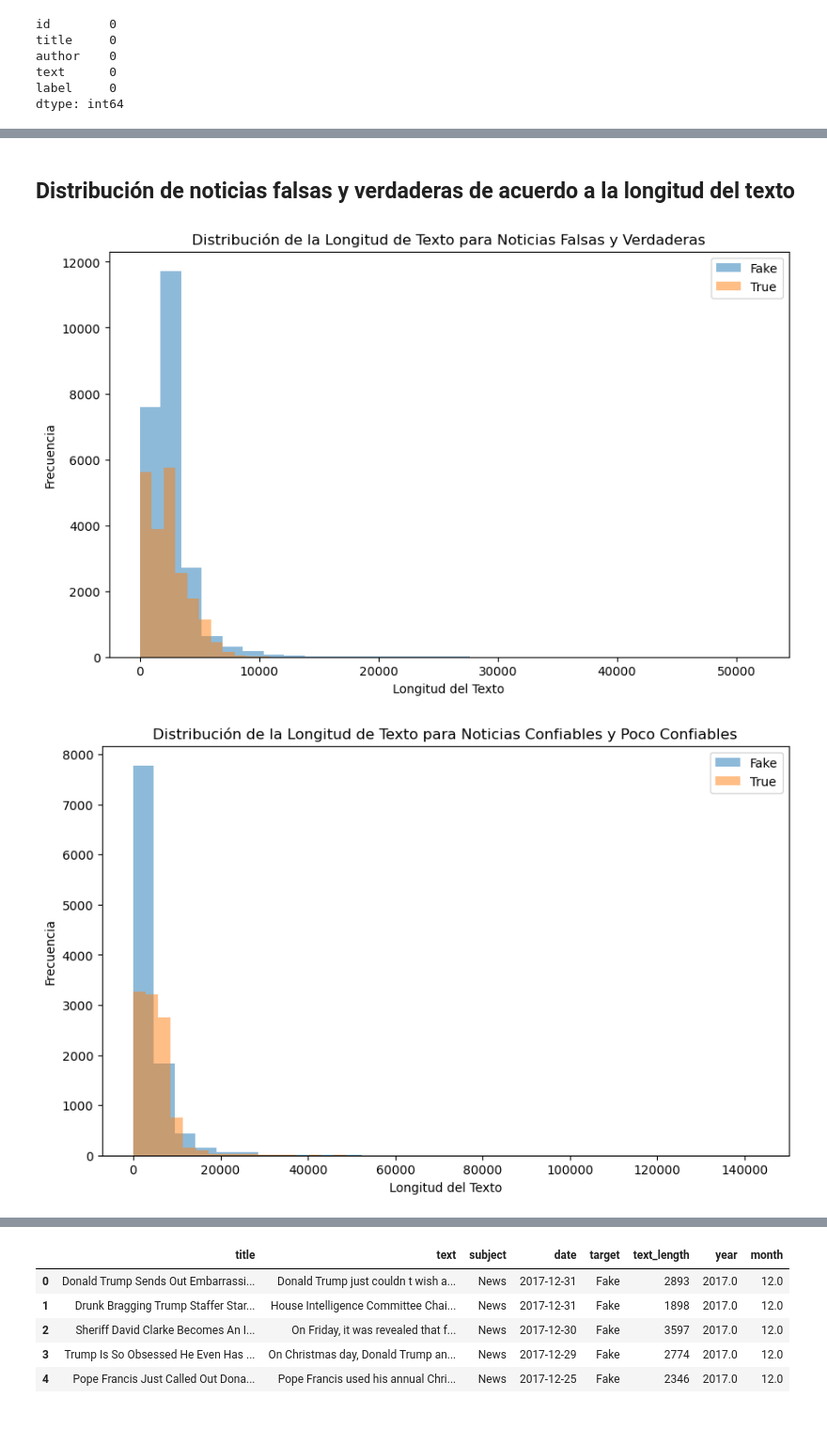
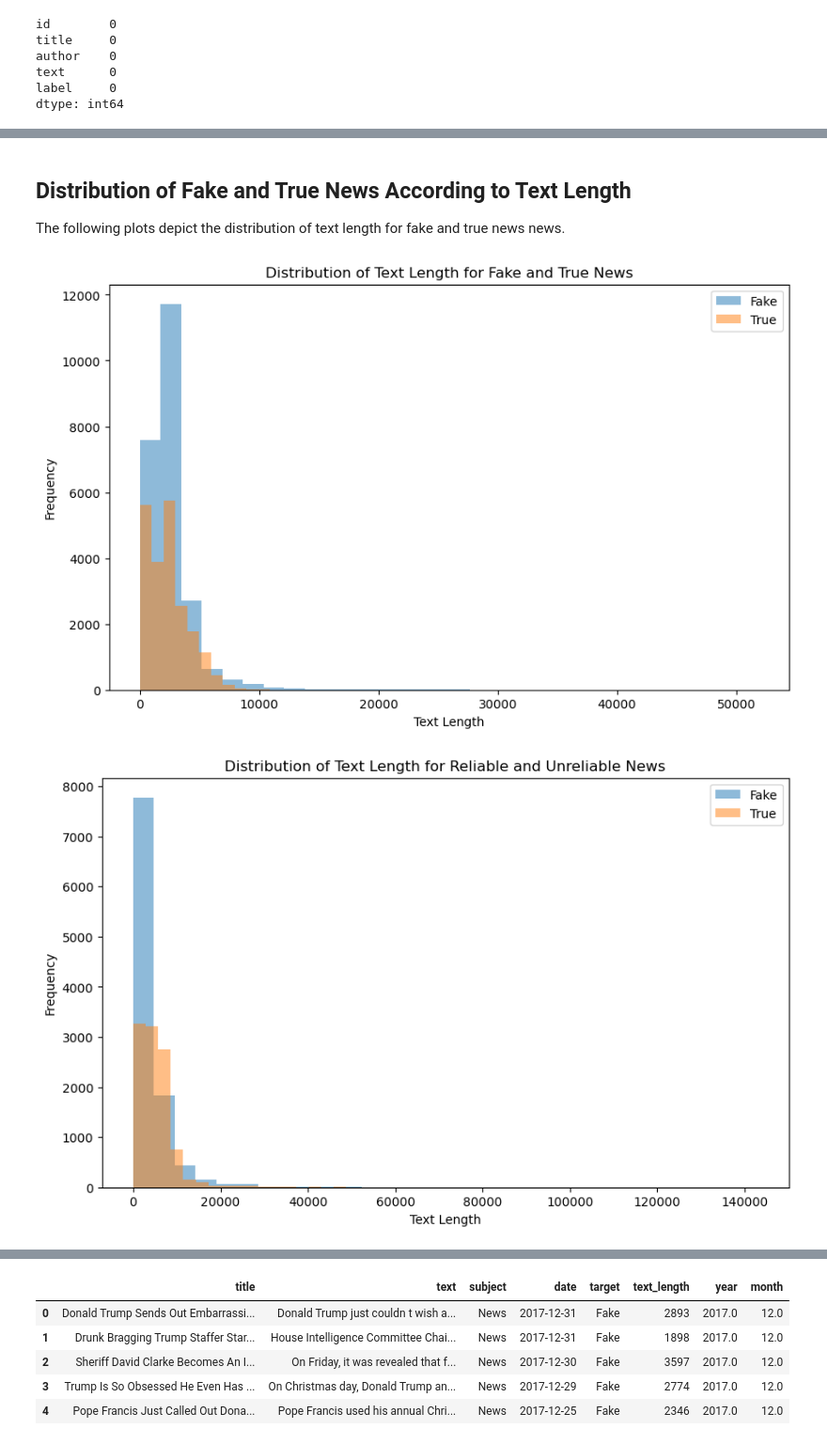
Before and after one commit to Juandavidbaro/Fake-News-Detection, a Jupyter notebook: Entrega 2/EDA-Model.ipynb, the cells around one changed output, grey strips where cells are left out. Shown at 94% size. Cells and saved outputs as stored; diff of their text form; code cells hidden in the pictures.

```diff
--- a/Entrega 2/EDA-Model.ipynb
+++ b/Entrega 2/EDA-Model.ipynb
@@ -178,30 +194,32 @@ plt.show()
 # %% [markdown]
-## Distribución de noticias falsas y verdaderas de acuerdo a la longitud del texto
+## Distribution of Fake and True News According to Text Length
+
+The following plots depict the distribution of text length for fake and true news news.
 # %%
 df_news['text_length'] = df_news['text'].apply(len)
 
 plt.figure(figsize=(10, 6))
 plt.hist(df_news[df_news['target'] == 'Fake']['text_length'], alpha=0.5, label='Fake', bins=30)
 plt.hist(df_news[df_news['target'] == 'True']['text_length'], alpha=0.5, label='True', bins=30)
-plt.xlabel('Longitud del Texto')
-plt.ylabel('Frecuencia')
-plt.title('Distribución de la Longitud de Texto para Noticias Falsas y Verdaderas')
+plt.xlabel('Text Length')
+plt.ylabel('Frequency')
+plt.title('Distribution of Text Length for Fake and True News')
 plt.legend()
 plt.show()
 # %% [output]
-[figure, old version]
+[figure, new version]
 # %%
 train_ds_filled['text_length'] = train_ds_filled['text'].apply(len)
 
-# Crear el histograma
+# Create the histogram
 plt.figure(figsize=(10, 6))
 plt.hist(train_ds_filled[train_ds_filled['label'] == 1]['text_length'], alpha=0.5, label='Fake', bins=30)
 plt.hist(train_ds_filled[train_ds_filled['label'] == 0]['text_length'], alpha=0.5, label='True', bins=30)
-plt.xlabel('Longitud del Texto')
-plt.ylabel('Frecuencia')
-plt.title('Distribución de la Longitud de Texto para Noticias Confiables y Poco Confiables')
+plt.xlabel('Text Length')
+plt.ylabel('Frequency')
+plt.title('Distribution of Text Length for Reliable and Unreliable News')
 plt.legend()
 plt.show()
 # %% [output]
-[figure, old version]
+[figure, new version]
 # %% [markdown]
```
Also changed, not shown: parts of 33 cells of this notebook, 2 other files.
